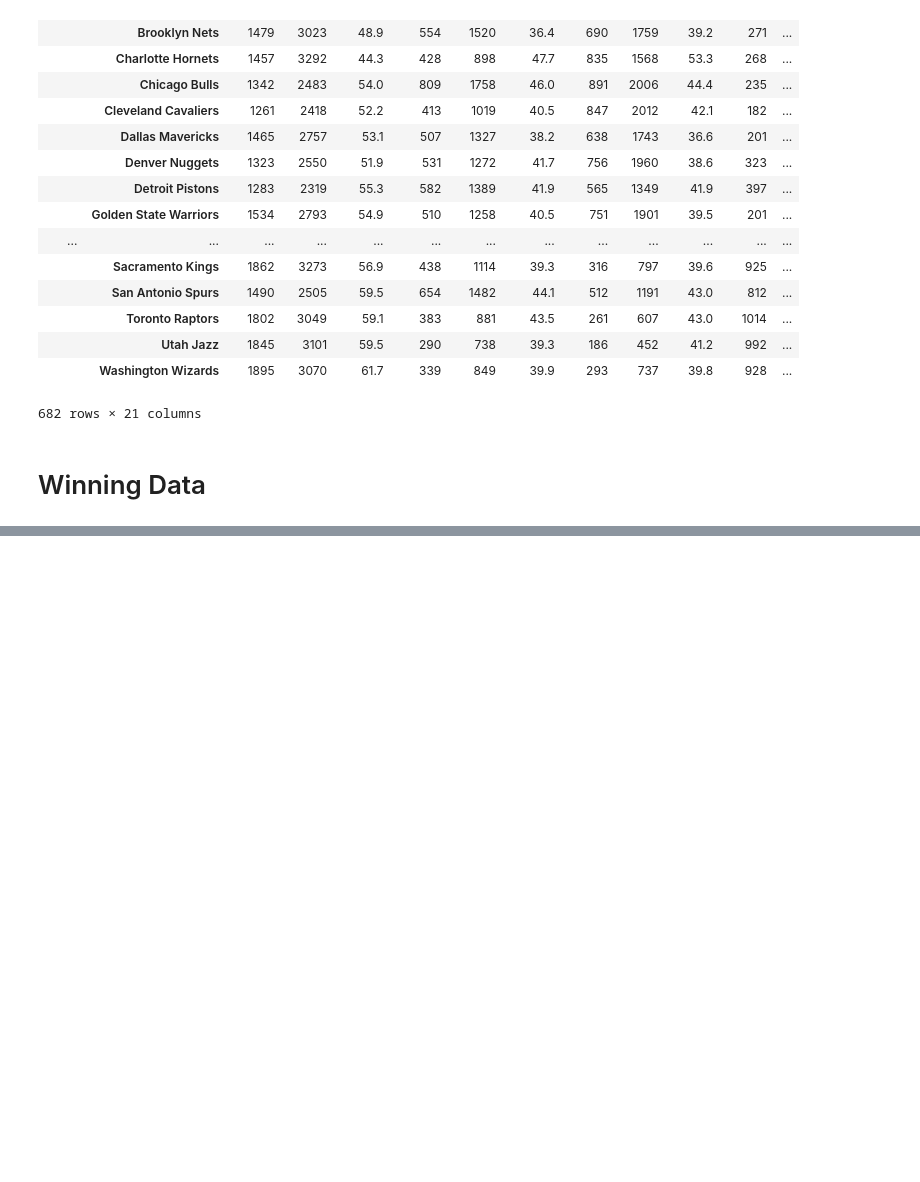
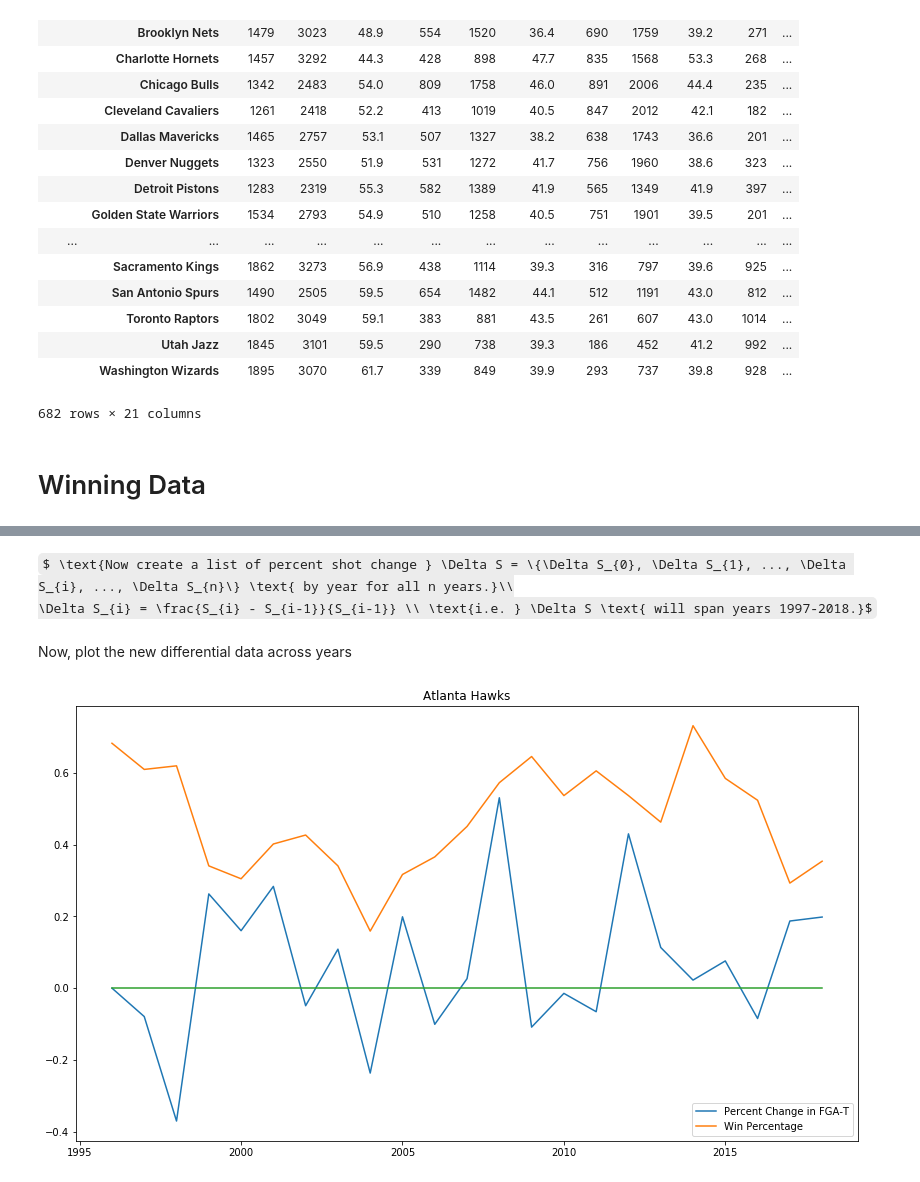
Before and after one commit to easonychang/HotShot-NBAEdition, a Jupyter notebook: Early_analysis.ipynb, the cells around one changed output, grey strips where cells are left out. Cells and saved outputs as stored; diff of their text form; code cells hidden in the pictures; some formulas as TeX source; blank space fills up the shorter version.

Commit message:
shot differential vs win rate
calculated percent change in threes across years and compared it to win rate for those years

```diff
--- a/Early_analysis.ipynb
+++ b/Early_analysis.ipynb
@@ -457 +456,49 @@ final_df
 682 rows × 22 columns
+# %%
+#get just the Hawks data for every year
+df_hawks = final_df[final_df['TEAM'] == 'Atlanta Hawks']
+df_hawks = df_hawks.set_index(np.arange(df_hawks.shape[0]))
+
+team_dfs = []
+for i in range(0,3):
+    teams_list = final_df['TEAM'].unique().tolist()
+    index = random.randint(0, len(teams_list))
+    team_name = teams_list[index]
+    team_dfs.append(final_df[final_df['TEAM'] == team_name])
+#team_dfs a list of 3 random team dataframes we will plot
+
+for i, team in enumerate(team_dfs):
+    team_dfs[i] = team.set_index(np.arange(team.shape[0]))
+# %% [markdown]
+$ \text{Now create a list of percent shot change } \Delta S = \{\Delta S_{0}, \Delta S_{1}, ..., \Delta S_{i}, ..., \Delta S_{n}\} \text{ by year for all n years.}\\
+\Delta S_{i} = \frac{S_{i} - S_{i-1}}{S_{i-1}} \\ \text{i.e. } \Delta S \text{ will span years 1997-2018.}$
+# %%
+#First for attempted field goals FGA-T
+delS_A = []
+for year in range(1,23):
+    del_Si = (df_hawks.loc[year]['FGA-T'] - df_hawks.loc[year-1]['FGA-T'])/(df_hawks.loc[year-1]['FGA-T'])
+    delS_A.append(del_Si)
+#insert dummy 0 at start of list to represent the fact that year 1996 is our baseline
+delS_A.insert(0,0)
+df_hawks['dFGA-T'] = delS_A
+
+for i, team in enumerate(team_dfs):
+    delS_A = []
+    for year in range(1,23):
+        del_Si = (team.loc[year]['FGA-T'] - team.loc[year-1]['FGA-T'])/(team.loc[year-1]['FGA-T'])
+        delS_A.append(del_Si)
+    #insert dummy 0 at start of list to represent the fact that year 1996 is our baseline
+    delS_A.insert(0,0)
+    team_dfs[i]['dFGA-T'] = delS_A
+# %% [markdown]
+Now, plot the new differential data across years
+# %%
+plt.figure(figsize=(14,8))
+plt.plot(df_hawks['YEAR'], df_hawks['dFGA-T'], label='Percent Change in FGA-T')
+plt.plot(df_hawks['YEAR'], df_hawks['W/L%'], label = 'Win Percentage')
+plt.plot(df_hawks['YEAR'], [0]*23)
+plt.title('Atlanta Hawks')
+plt.legend()
+plt.show()
+# %% [output]
+[figure, added]
```
Also changed, not shown: parts of 19 cells of this notebook, 2 other files.
